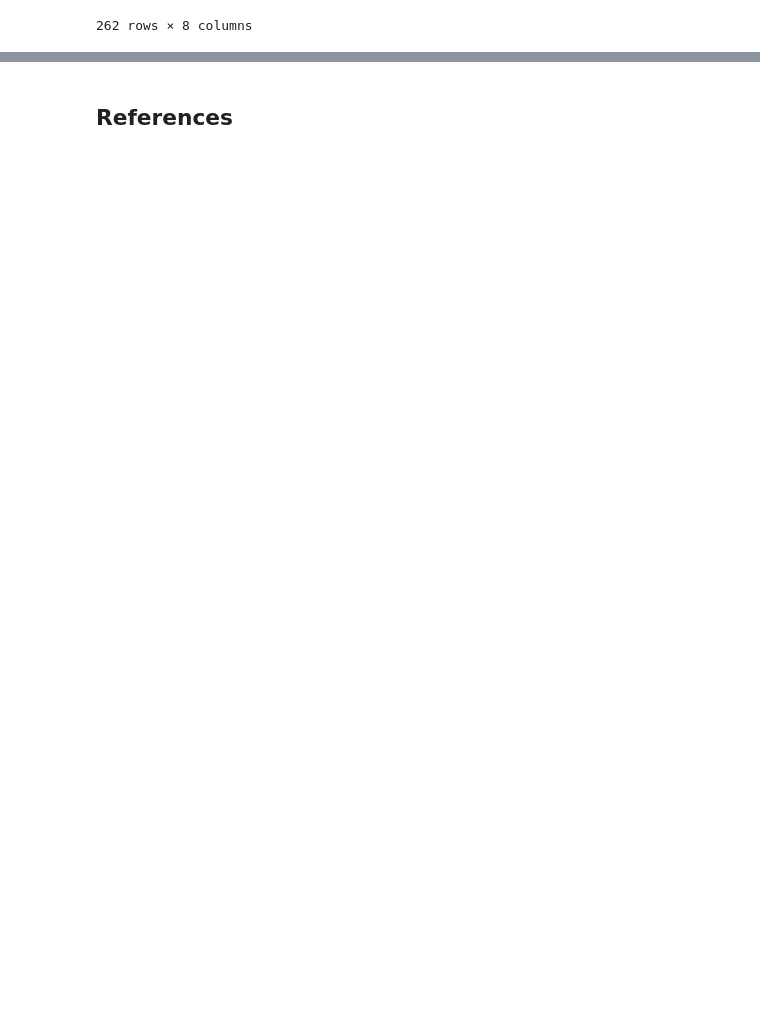
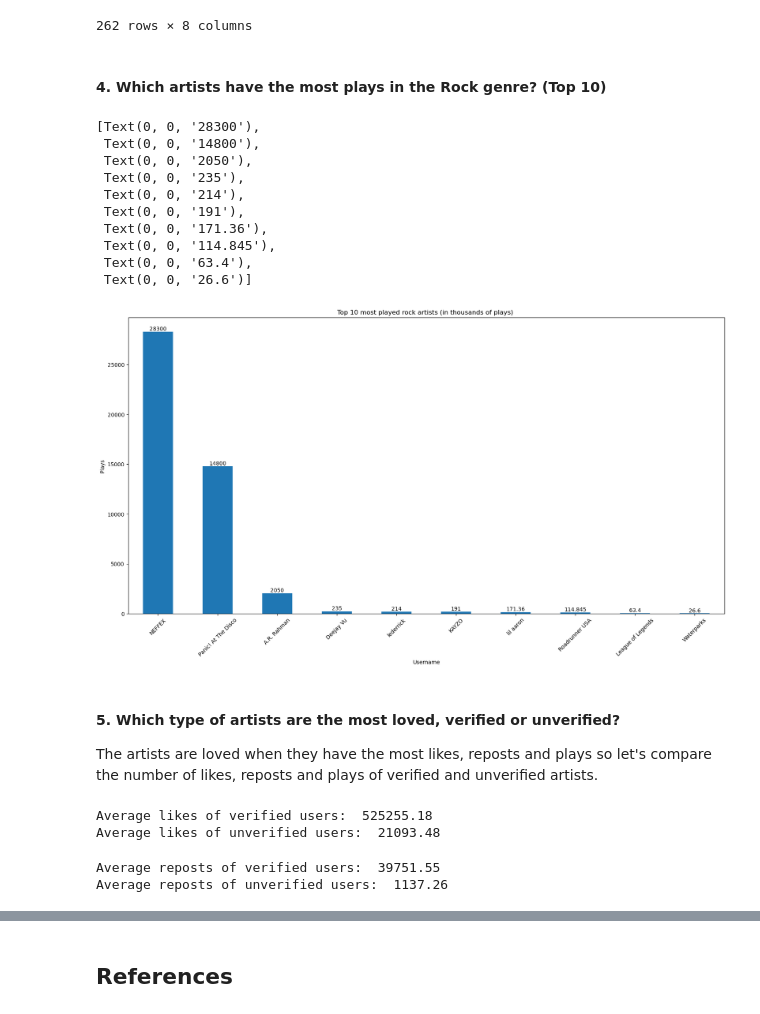
Before and after one commit to vntan/SoundCloudAnalysis, a Jupyter notebook: SoundCloudAnalysis.ipynb, the cells around one changed output, grey strips where cells are left out. Drawn from its saved outputs; the diff is of its cells as text; code cells hidden in the pictures; blank space fills up the shorter version.

```diff
--- a/SoundCloudAnalysis.ipynb
+++ b/SoundCloudAnalysis.ipynb
@@ -651,7 +677,7 @@ Count the sample of users duplicated: 0
 # %% [markdown]
 ### Process the name and datatype of the columns that isn't suitable for further processing
 # %%
-def convert_numberic(column, isCopy = True):
+def convert_numeric(column, isCopy = True):
     if isCopy: column = column.copy()
     column_tmp = column
 
@@ -719,10 +745,10 @@ All of values in Likes and Reposts are a instance of numberic datatype except va
 tracks_df["Comments"] = tracks_df["Comments"].replace("|".join(values_not_number_comments_column), np.nan)
 # %%
 #Convert datatype of Likes, Reposts, Comments columns to number datatype
-tracks_df["Plays"] = convert_numberic(tracks_df["Plays"])
-tracks_df["Likes"] = convert_numberic(tracks_df["Likes"])
-tracks_df["Reposts"] = convert_numberic(tracks_df["Reposts"])
-tracks_df["Comments"] = convert_numberic(tracks_df["Comments"])
+tracks_df["Plays"] = convert_numeric(tracks_df["Plays"])
+tracks_df["Likes"] = convert_numeric(tracks_df["Likes"])
+tracks_df["Reposts"] = convert_numeric(tracks_df["Reposts"])
+tracks_df["Comments"] = convert_numeric(tracks_df["Comments"])
 # %%
 #Convert Uploadtime columns to datetime datatype
 tracks_df['Uploadtime'] = pd.to_datetime(tracks_df['Uploadtime'])
@@ -856,8 +882,8 @@ Values are not a instance of number datatype in NumOfTracks column: []
 # %%
 #Convert datatype of Followers, Following, NumOfTracks columns to number datatype
-users_df["Followers"] = convert_numberic(users_df["Followers"])
-users_df["Following"] = convert_numberic(users_df["Following"])
-users_df["NumOfTracks"] = convert_numberic(users_df["NumOfTracks"])
+users_df["Followers"] = convert_numeric(users_df["Followers"])
+users_df["Following"] = convert_numeric(users_df["Following"])
+users_df["NumOfTracks"] = convert_numeric(users_df["NumOfTracks"])
 # %%
 #Update the name of columns in Users dataset
 users_df.rename(columns = {'Uploadtime':'UploadTime', 'PlaylistIDs': 'ListPlaylistIDs'}, inplace = True)
@@ -1121,3 +1147,35 @@ Most_popular_playplist
 | 1931 | 1052 | ??Artists to support?? | https://soundcloud.com/levitatebe... | NaN | NaN | NaN | 2021-01-21 00:44:31+00:00 | 12422;12423;12424;12425;12426;124... |
 | 1938 | 1058 | My little orchestra | https://soundcloud.com/mpango/set... | NaN | NaN | Electronic | 2021-06-01 16:03:51+00:00 | 12556;12557;12558;12559;12560 |
 262 rows × 8 columns
+# %% [markdown]
+#### 4. Which artists have the most plays in the Rock genre? (Top 10)
+# %%
+most_played_rock_artists = tracks_df[tracks_df["TagContent"] == 'Rock'].groupby("UserID")["Plays"].sum().sort_values(ascending=False).head(10)
+most_played_rock_artists_id = users_df[users_df.index.isin(most_played_rock_artists.index)].head(10)
+most_played_rock_artists_id["Plays"] = pd.Series(most_played_rock_artists.values/1000, index=most_played_rock_artists_id.index)
+most_played_rock_artists_id = most_played_rock_artists_id[["Username", "Plays"]]
+most_played_rock_artists_id = most_played_rock_artists_id.sort_values(by="Plays", ascending=False)
+# %%
+#Visualize the answer
+plt.figure(figsize=(20, 10))
+fig = most_played_rock_artists_id["Plays"].plot(kind='bar')
+fig.set_title("Top 10 most played rock artists (in thousands of plays) ")
+fig.set_xticklabels(most_played_rock_artists_id["Username"], rotation=45)
+fig.set_xlabel("Username")
+fig.set_ylabel("Plays")
+fig.bar_label(fig.containers[0], label_type='edge')
+# %% [output]
+[Text(0, 0, '28300'),
+ Text(0, 0, '14800'),
+ Text(0, 0, '2050'),
+ Text(0, 0, '235'),
+ Text(0, 0, '214'),
+ Text(0, 0, '191'),
+ Text(0, 0, '171.36'),
+ Text(0, 0, '114.845'),
+ Text(0, 0, '63.4'),
+ Text(0, 0, '26.6')]
+[figure, added]
+# %% [markdown]
+#### 5. Which type of artists are the most loved, verified or unverified?
+The artists are loved when they have the most likes, reposts and plays so let's compare the number of likes, reposts and plays of verified and unverified artists.
@@ -1123,0 +1191,28 @@ Most_popular_playplist
+# %%
+#Likes of the artists
+verified_users = users_df[users_df["Verified"] == 1]
+verified_users_likes = tracks_df[tracks_df["UserID"].isin(verified_users.index)]
+verified_users_likes = verified_users_likes.groupby("UserID")["Likes"].sum().mean().round(2)
+print("Average likes of verified users: ", verified_users_likes)
+
+unverified_users = users_df[users_df["Verified"] == 0]
+unverified_users_likes = tracks_df[tracks_df["UserID"].isin(unverified_users.index)]
+unverified_users_likes = unverified_users_likes.groupby("UserID")["Likes"].sum().mean().round(2)
+print("Average likes of unverified users: ", unverified_users_likes)
+# %% [output]
+Average likes of verified users:  525255.18
+Average likes of unverified users:  21093.48
+# %%
+#Reposts of the artists
+verified_users = users_df[users_df["Verified"] == 1]
+verified_users_reposts = tracks_df[tracks_df["UserID"].isin(verified_users.index)]
+verified_users_reposts = verified_users_reposts.groupby("UserID")["Reposts"].sum().mean().round(2)
+print("Average reposts of verified users: ", verified_users_reposts)
+
+unverified_users = users_df[users_df["Verified"] == 0]
+unverified_users_reposts = tracks_df[tracks_df["UserID"].isin(unverified_users.index)]
+unverified_users_reposts = unverified_users_reposts.groupby("UserID")["Reposts"].sum().mean().round(2)
+print("Average reposts of unverified users: ", unverified_users_reposts)
+# %% [output]
+Average reposts of verified users:  39751.55
+Average reposts of unverified users:  1137.26
```
Also changed, not shown: parts of 58 cells of this notebook.
